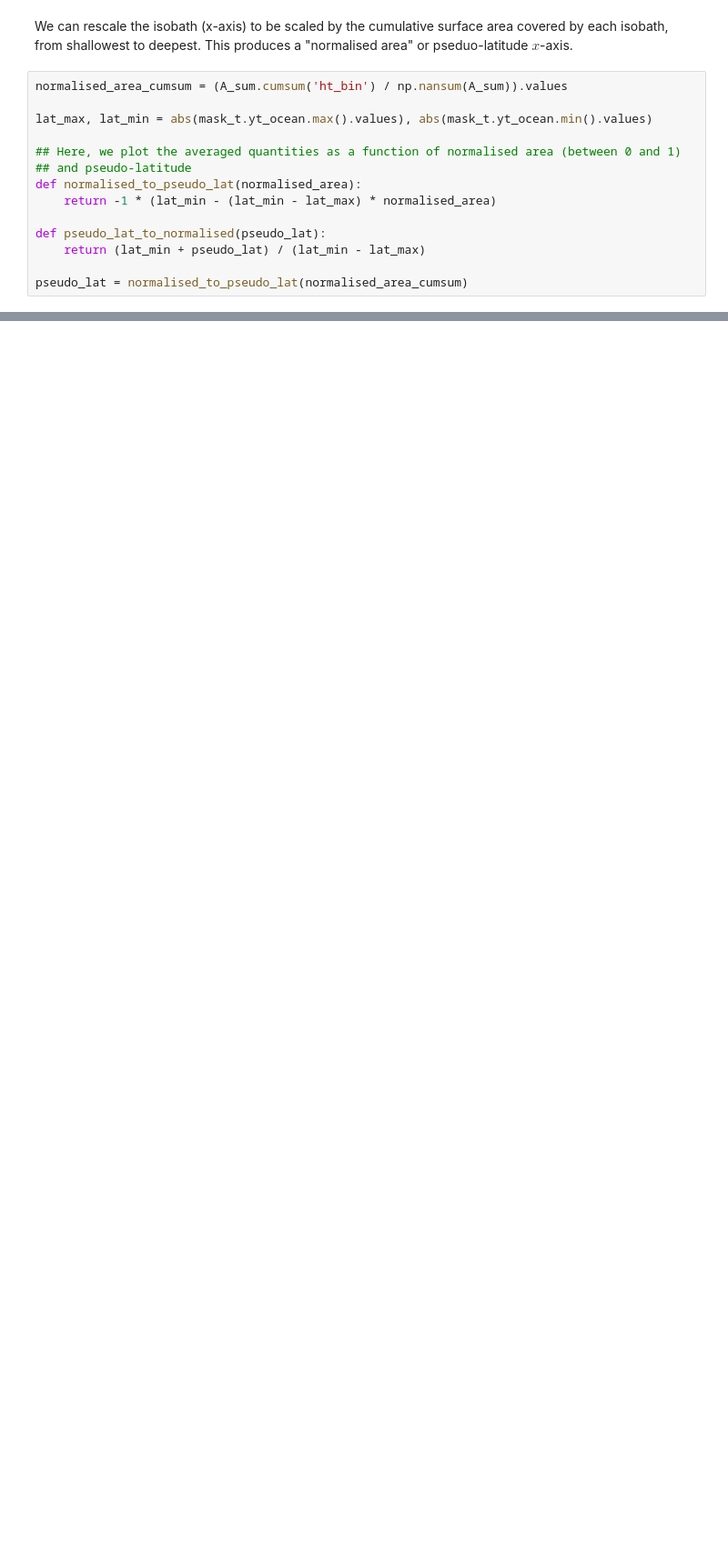
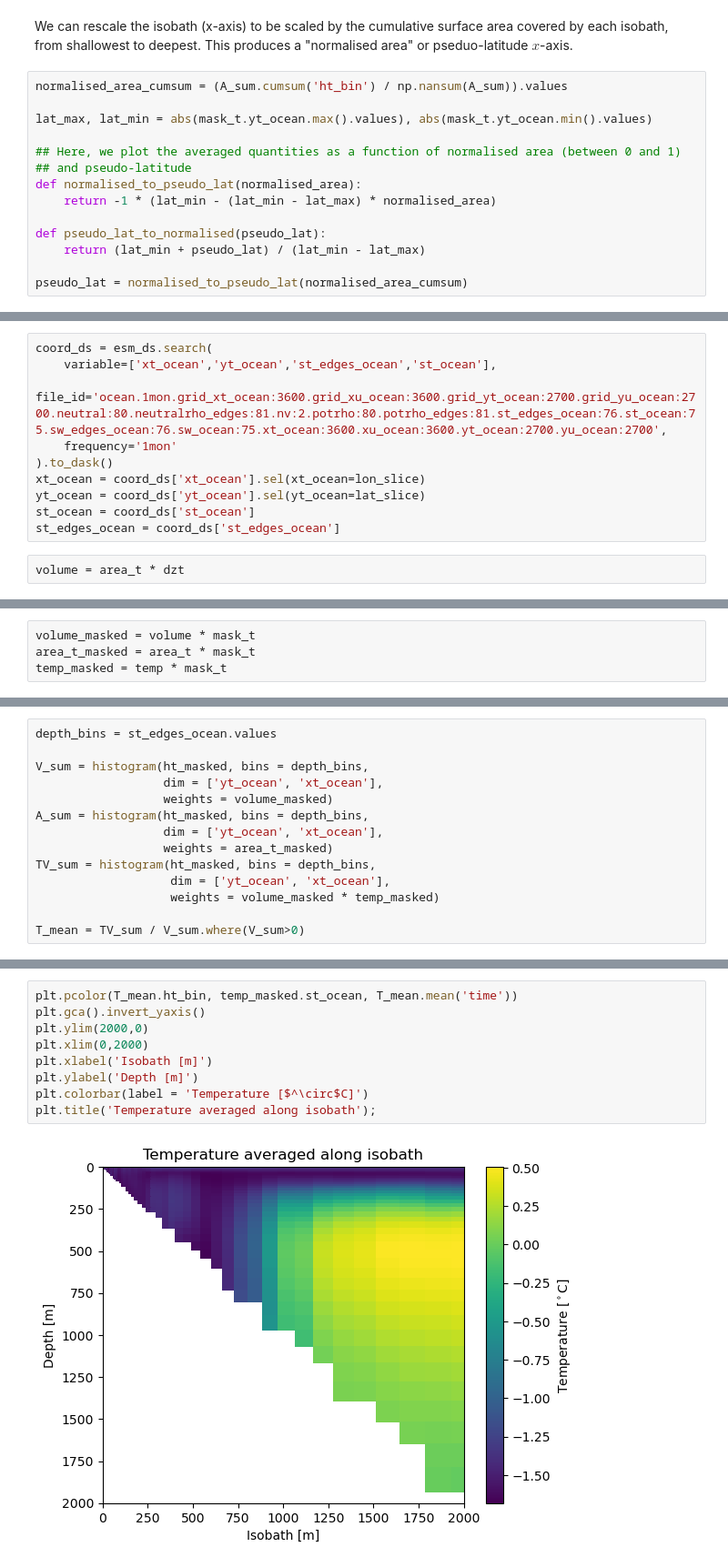
Before and after one commit to COSIMA/cosima-recipes, a Jupyter notebook: 03-Mains/Along_Isobath_Average.ipynb, the cells around one changed output, grey strips where cells are left out. Shown at 91% size. Drawn from its saved outputs; the diff is of its cells as text; blank space fills up the shorter version.

```diff
--- a/03-Mains/Along_Isobath_Average.ipynb
+++ b/03-Mains/Along_Isobath_Average.ipynb
@@ -383,0 +441,12 @@ Wall time: 1min 1s
+# %%
+coord_ds = esm_ds.search(
+    variable=['xt_ocean','yt_ocean','st_edges_ocean','st_ocean'],
+    file_id='ocean.1mon.grid_xt_ocean:3600.grid_xu_ocean:3600.grid_yt_ocean:2700.grid_yu_ocean:2700.neutral:80.neutralrho_edges:81.nv:2.potrho:80.potrho_edges:81.st_edges_ocean:76.st_ocean:75.sw_edges_ocean:76.sw_ocean:75.xt_ocean:3600.xu_ocean:3600.yt_ocean:2700.yu_ocean:2700',
+    frequency='1mon'
+).to_dask()
+xt_ocean = coord_ds['xt_ocean'].sel(xt_ocean=lon_slice)
+yt_ocean = coord_ds['yt_ocean'].sel(yt_ocean=lat_slice)
+st_ocean = coord_ds['st_ocean']
+st_edges_ocean = coord_ds['st_edges_ocean']
+# %%
+volume = area_t * dzt
@@ -383,0 +455,4 @@ Wall time: 1min 1s
+# %%
+volume_masked = volume * mask_t
+area_t_masked = area_t * mask_t
+temp_masked = temp * mask_t
@@ -383,0 +471,14 @@ Wall time: 1min 1s
+# %%
+depth_bins = st_edges_ocean.values
+
+V_sum = histogram(ht_masked, bins = depth_bins,
+                  dim = ['yt_ocean', 'xt_ocean'],
+                  weights = volume_masked)
+A_sum = histogram(ht_masked, bins = depth_bins,
+                  dim = ['yt_ocean', 'xt_ocean'],
+                  weights = area_t_masked)
+TV_sum = histogram(ht_masked, bins = depth_bins,
+                   dim = ['yt_ocean', 'xt_ocean'],
+                   weights = volume_masked * temp_masked)
+
+T_mean = TV_sum / V_sum.where(V_sum>0)
@@ -383,0 +491,11 @@ Wall time: 1min 1s
+# %%
+plt.pcolor(T_mean.ht_bin, temp_masked.st_ocean, T_mean.mean('time'))
+plt.gca().invert_yaxis()
+plt.ylim(2000,0)
+plt.xlim(0,2000)
+plt.xlabel('Isobath [m]')
+plt.ylabel('Depth [m]')
+plt.colorbar(label = 'Temperature [$^\circ$C]')
+plt.title('Temperature averaged along isobath');
+# %% [output]
+[figure, added]
```
Also changed, not shown: parts of 32 cells of this notebook.
